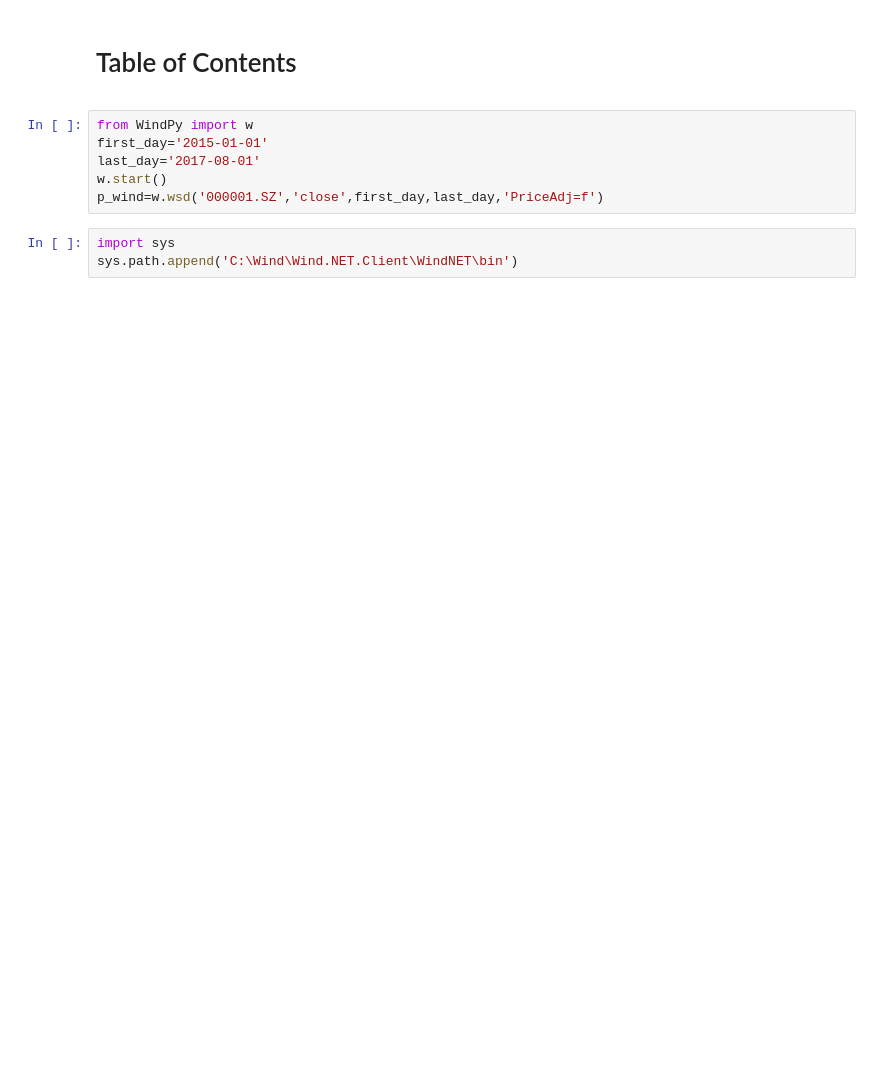
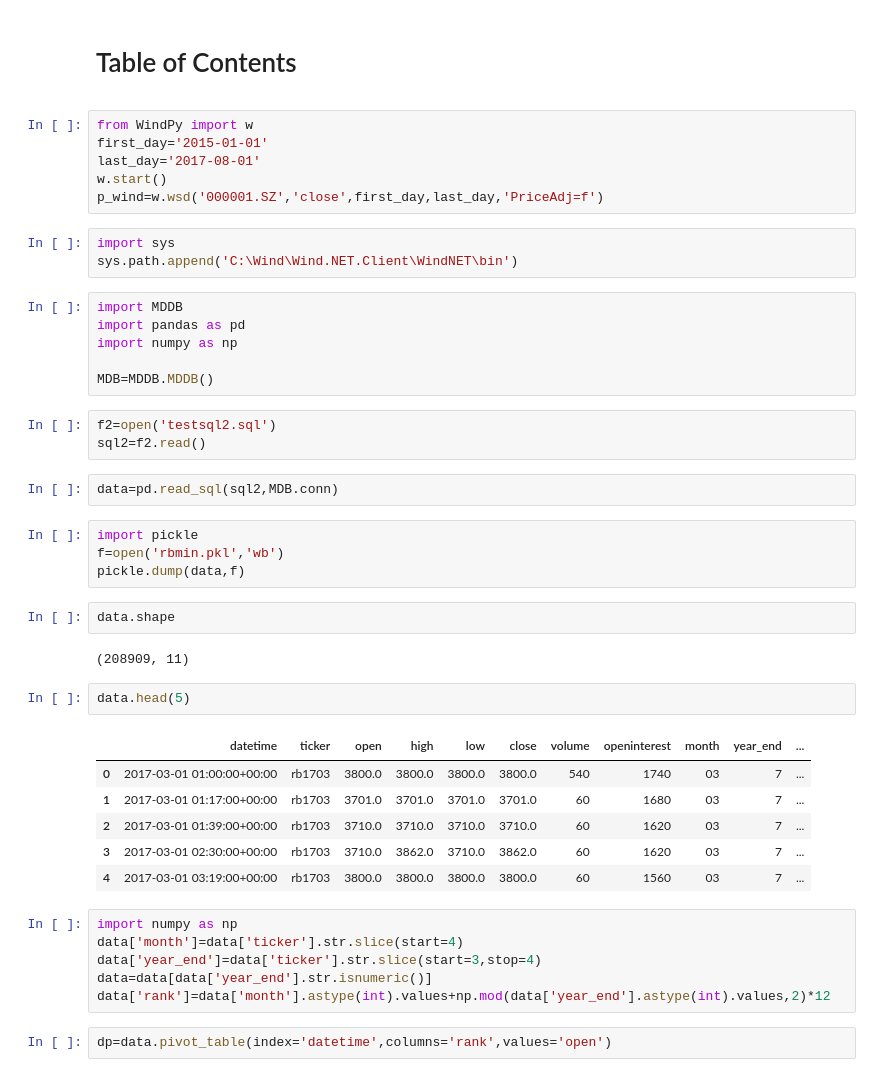
Before and after one commit to Bmerkon/MyToolBox, a Jupyter notebook: DataImport/Untitled1.ipynb, the cells around one changed output. Saved outputs shown, nothing was run; the diff lists cells and outputs as text; blank space fills up the shorter version.

Commit message:
trying to write catch min data from mdapi

```diff
--- a/DataImport/Untitled1.ipynb
+++ b/DataImport/Untitled1.ipynb
@@ -10,3 +10,39 @@ p_wind=w.wsd('000001.SZ','close',first_day,last_day,'PriceAdj=f')
 # %%
 import sys
 sys.path.append('C:\Wind\Wind.NET.Client\WindNET\bin')
+# %%
+import MDDB
+import pandas as pd
+import numpy as np
+
+MDB=MDDB.MDDB()
+# %%
+f2=open('testsql2.sql')
+sql2=f2.read()
+# %%
+data=pd.read_sql(sql2,MDB.conn)
+# %%
+import pickle
+f=open('rbmin.pkl','wb')
+pickle.dump(data,f)
+# %%
+data.shape
+# %% [output]
+(208909, 11)
+# %%
+data.head(5)
+# %% [output]
+|  | datetime | ticker | open | high | low | close | volume | openinterest | month | year_end | ... |
+| 0 | 2017-03-01 01:00:00+00:00 | rb1703 | 3800.0 | 3800.0 | 3800.0 | 3800.0 | 540 | 1740 | 03 | 7 | ... |
+| 1 | 2017-03-01 01:17:00+00:00 | rb1703 | 3701.0 | 3701.0 | 3701.0 | 3701.0 | 60 | 1680 | 03 | 7 | ... |
+| 2 | 2017-03-01 01:39:00+00:00 | rb1703 | 3710.0 | 3710.0 | 3710.0 | 3710.0 | 60 | 1620 | 03 | 7 | ... |
+| 3 | 2017-03-01 02:30:00+00:00 | rb1703 | 3710.0 | 3862.0 | 3710.0 | 3862.0 | 60 | 1620 | 03 | 7 | ... |
+| 4 | 2017-03-01 03:19:00+00:00 | rb1703 | 3800.0 | 3800.0 | 3800.0 | 3800.0 | 60 | 1560 | 03 | 7 | ... |
+# %%
+import numpy as np
+data['month']=data['ticker'].str.slice(start=4)
+data['year_end']=data['ticker'].str.slice(start=3,stop=4)
+data=data[data['year_end'].str.isnumeric()]
+data['rank']=data['month'].astype(int).values+np.mod(data['year_end'].astype(int).values,2)*12
+# %%
+dp=data.pivot_table(index='datetime',columns='rank',values='open')
```
Also changed, not shown: parts of 14 cells of this notebook, 8 other files.
